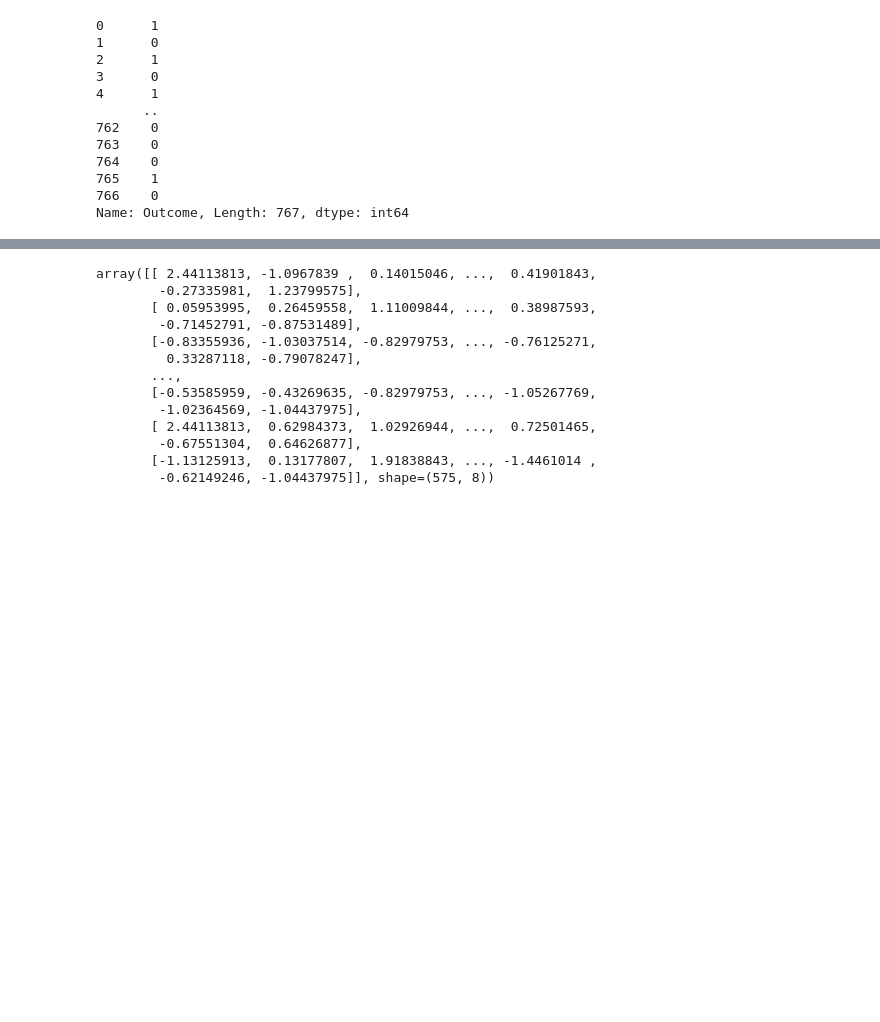
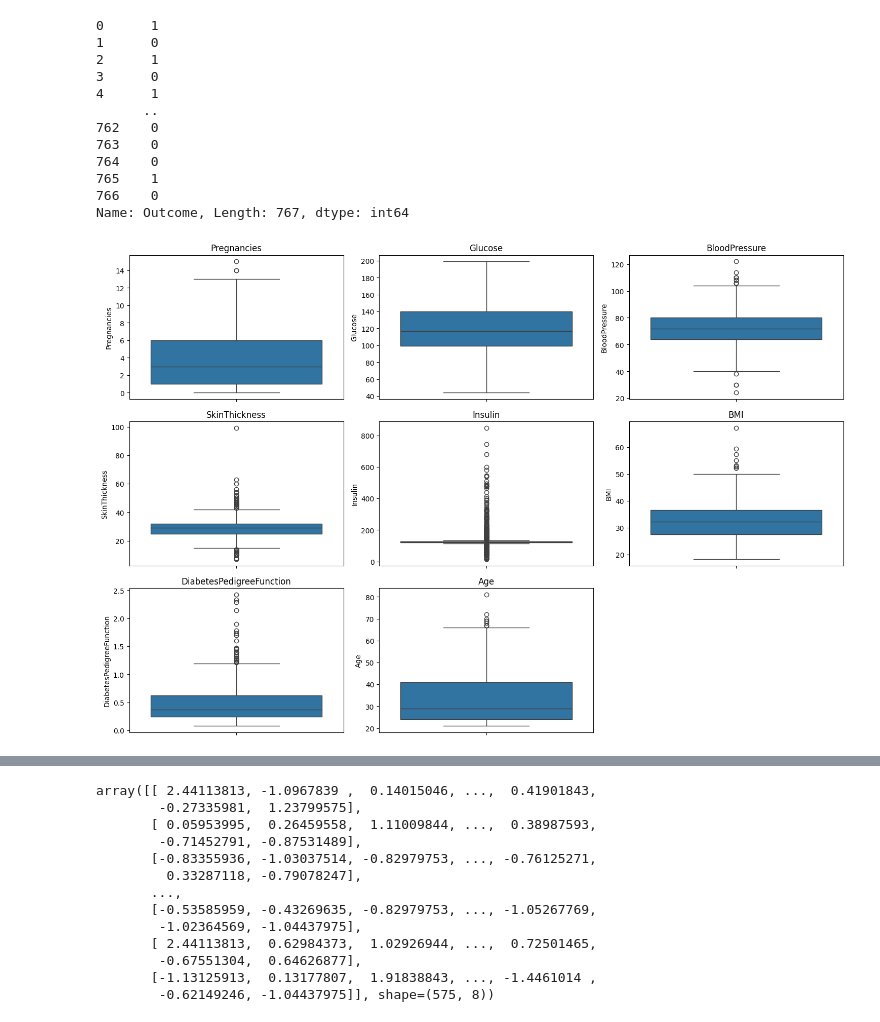
Before and after one commit to nehuu2/Pre-Diabetes-prediction-ML-project, a Jupyter notebook: notebooks/Feature Engineering.ipynb, the cells around one changed output, grey strips where cells are left out. Drawn from its saved outputs; the diff is of its cells as text; code cells hidden in the pictures; blank space fills up the shorter version.

```diff
--- a/notebooks/Feature Engineering.ipynb
+++ b/notebooks/Feature Engineering.ipynb
@@ -80,3 +80,17 @@ y
 765    1
 766    0
 Name: Outcome, Length: 767, dtype: int64
+# %%
+import matplotlib.pyplot as plt
+import seaborn as sns
+
+# Plot boxplots for each feature
+plt.figure(figsize=(15, 10))
+for i, column in enumerate(df.columns[:-1], 1):  # excluding target 'Outcome'
+    plt.subplot(3, 3, i)
+    sns.boxplot(y=df[column])
+    plt.title(column)
+plt.tight_layout()
+plt.show()
+# %% [output]
+[figure, added]
```
Also changed, not shown: parts of 15 cells of this notebook, 4 other files.
